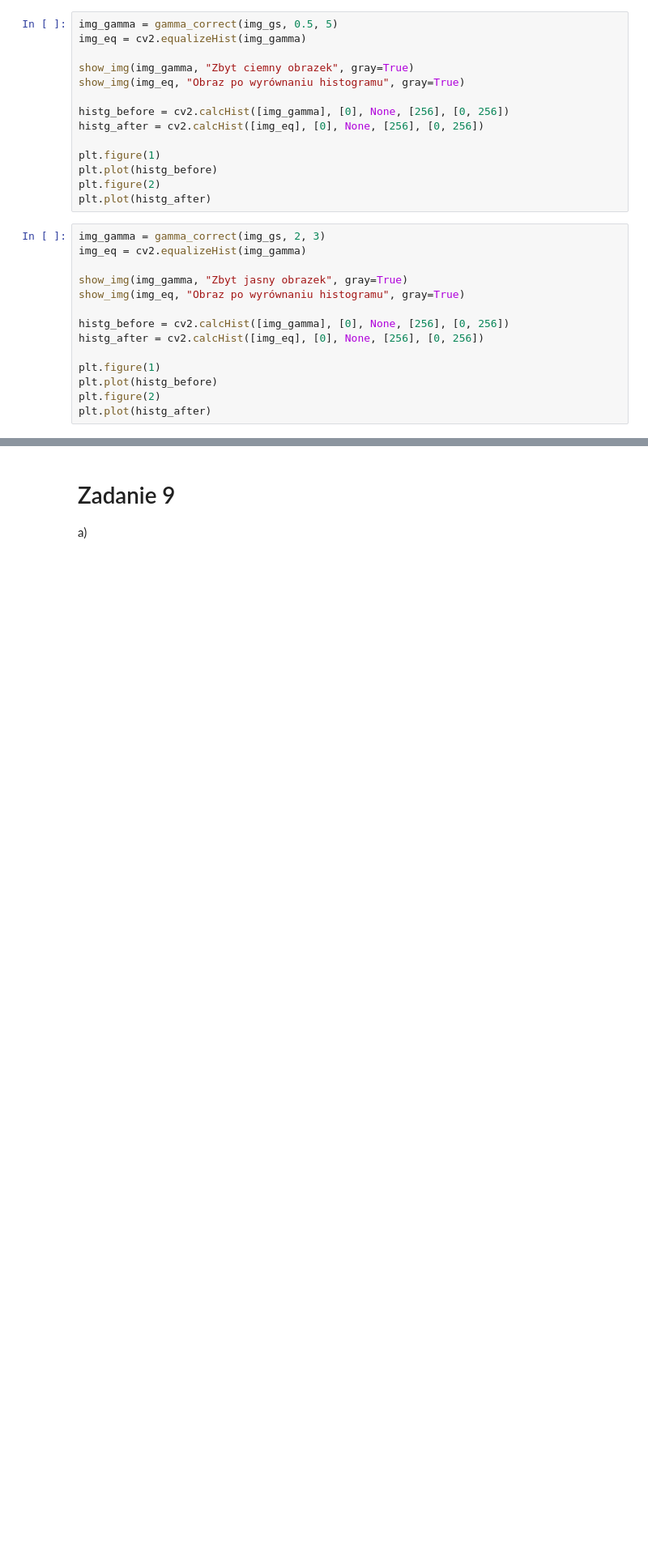
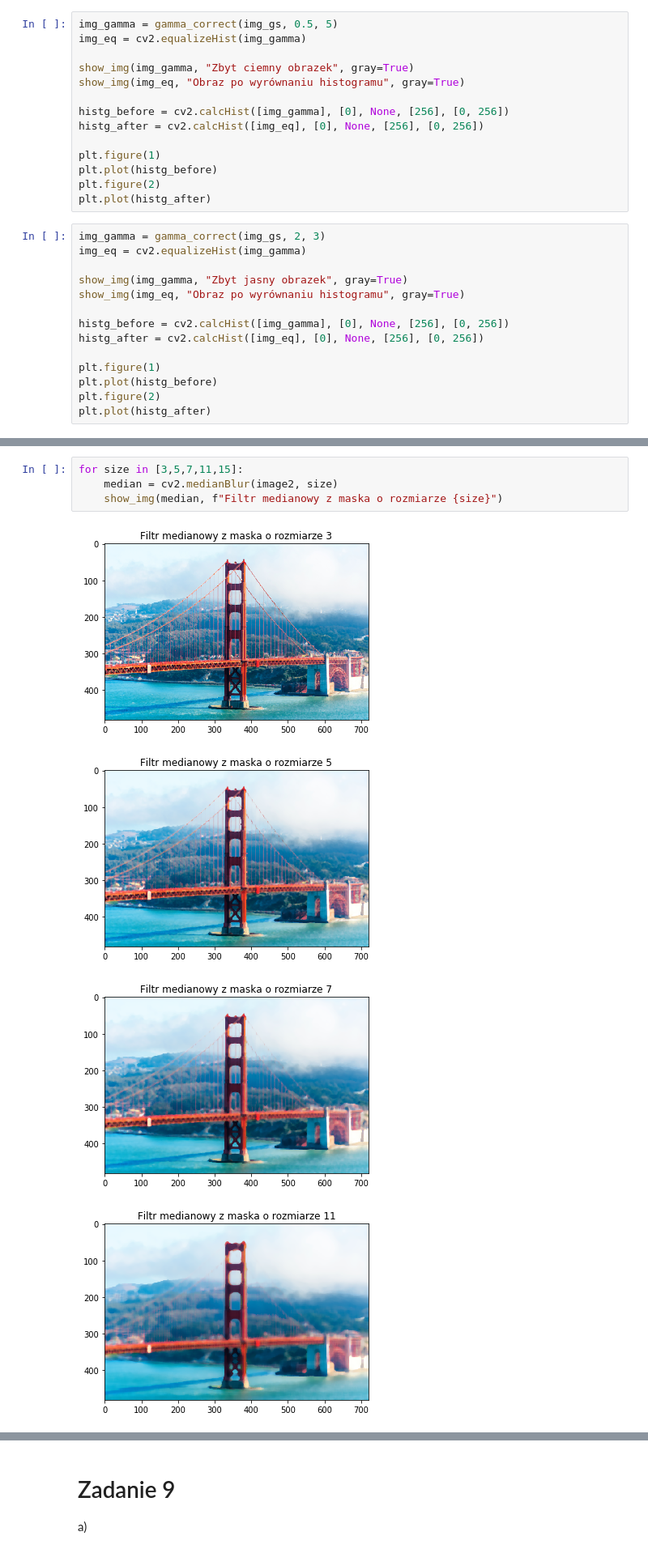
Before and after one commit to jakubfaldasz/cpso, a Jupyter notebook: cpso-images.ipynb, the cells around one changed output, grey strips where cells are left out. Shown at 81% size. Drawn from its saved outputs; the diff is of its cells as text; blank space fills up the shorter version.

```diff
--- a/cpso-images.ipynb
+++ b/cpso-images.ipynb
@@ -203,0 +257,9 @@ plt.plot(histg_after)
+# %%
+for size in [3,5,7,11,15]:
+    median = cv2.medianBlur(image2, size)
+    show_img(median, f"Filtr medianowy z maska o rozmiarze {size}")
+# %% [output]
+[figure, added]
+[figure, added]
+[figure, added]
+[figure, added]
```
Also changed, not shown: parts of 15 cells of this notebook.
